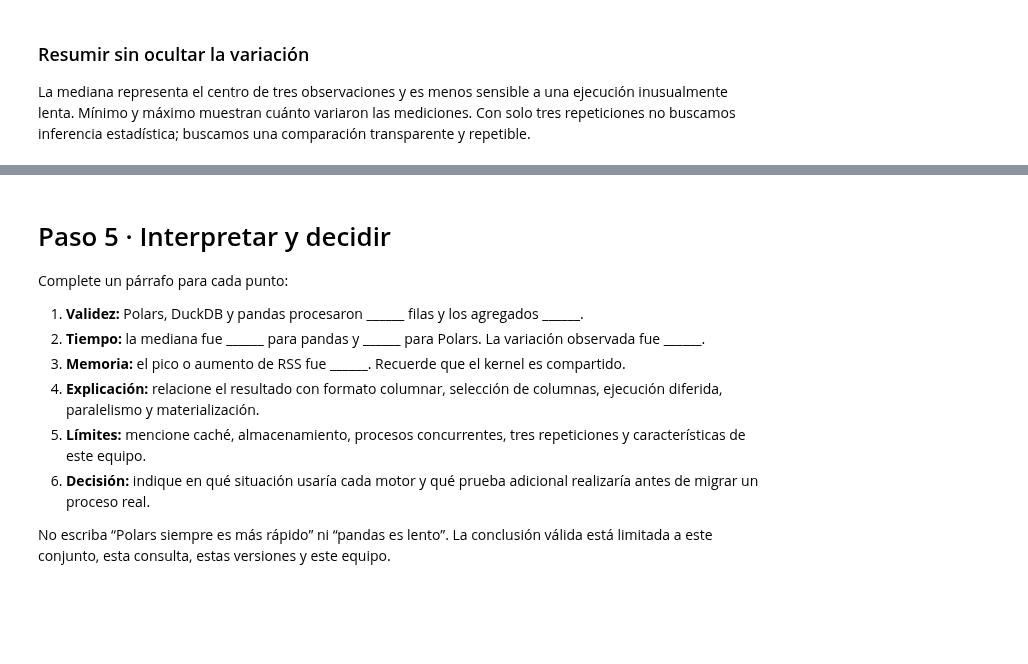
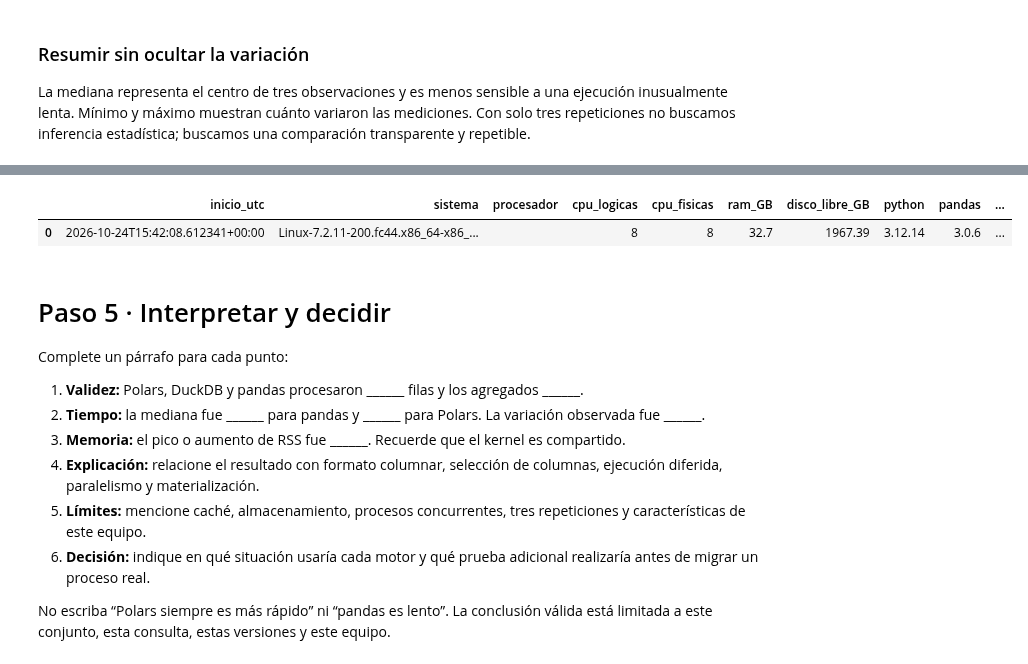
Before and after one commit to BrayanPineda1604/big-data-postgraduate-bpineda, a Jupyter notebook: kit/Notebooks/04_Rendimiento_Analysis.ipynb, the cells around one changed output, grey strips where cells are left out. Saved outputs shown, nothing was run; the diff lists cells and outputs as text; code cells hidden in the pictures; blank space fills up the shorter version.

```diff
--- a/kit/Notebooks/04_Rendimiento_Analysis.ipynb
+++ b/kit/Notebooks/04_Rendimiento_Analysis.ipynb
@@ -629,16 +780,20 @@ display(resumen)
 # %%
+pd.set_option('display.max_columns', None)
 configuracion_equipo.update({
     'fin_utc': datetime.now(timezone.utc).isoformat(),
     'metodo_memoria': 'pico RSS del kernel compartido, sondeo cada 0.02 s',
     'frontera_temporal': 'lectura Parquet + selección + agrupación + materialización',
     'calentamientos_por_motor': 1,
     'repeticiones_por_motor': 3,
     'filas_procesadas': 5_327_501,
 })
 (SALIDA / 'configuracion_benchmark.json').write_text(
     json.dumps(configuracion_equipo, indent=2, ensure_ascii=False), encoding='utf-8'
 )
 display(pd.DataFrame([configuracion_equipo]))
+# %% [output]
+|  | inicio_utc | sistema | procesador | cpu_logicas | cpu_fisicas | ram_GB | disco_libre_GB | python | pandas | ... |
+| 0 | 2026-10-24T15:42:08.612341+00:00 | Linux-7.2.11-200.fc44.x86_64-x86_... |  | 8 | 8 | 32.7 | 1967.39 | 3.12.14 | 3.0.6 | ... |
 # %% [markdown]
 # Paso 5 · Interpretar y decidir
 
```
Also changed, not shown: parts of 22 cells of this notebook.
